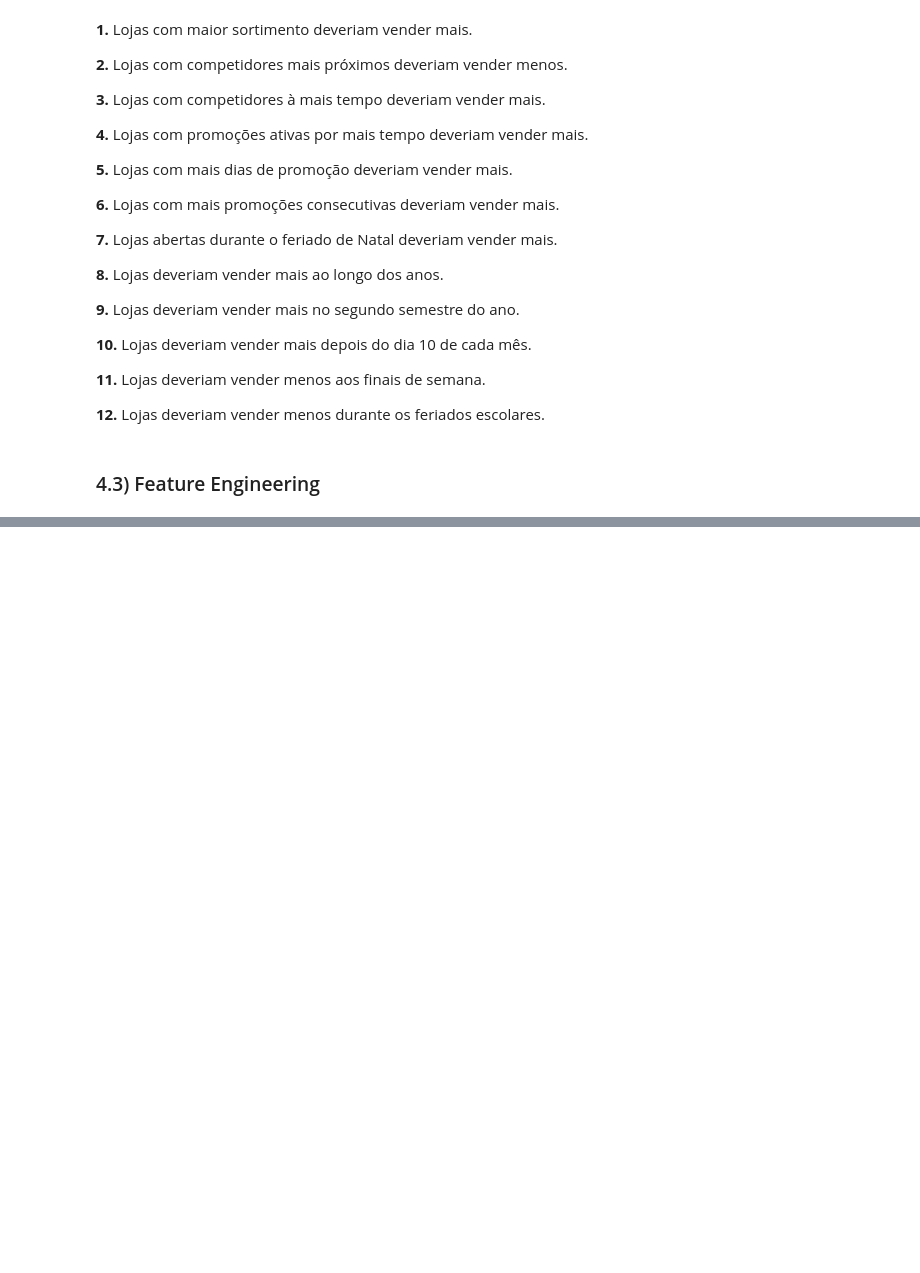
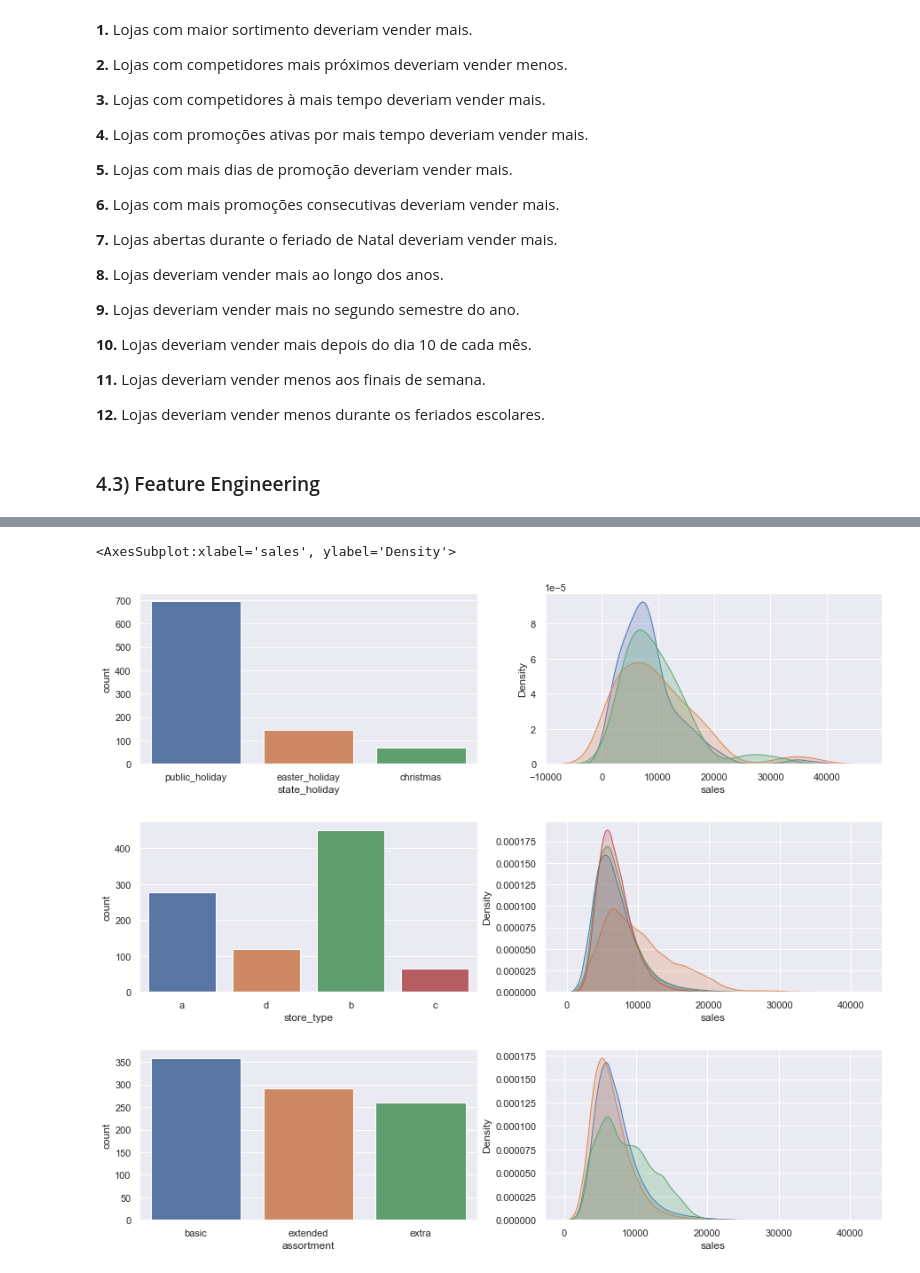
Before and after one commit to jaohenritm/Rossman, a Jupyter notebook: store_sales_prediction.ipynb, the cells around one changed output, grey strips where cells are left out. Drawn from its saved outputs; the diff is of its cells as text; code cells hidden in the pictures; blank space fills up the shorter version.

```diff
--- a/store_sales_prediction.ipynb
+++ b/store_sales_prediction.ipynb
@@ -359,0 +418,38 @@ Name: state_holiday, Length: 1017209, dtype: object
+# %%
+# state_holiday
+plt.figure(figsize=(15,12))
+plt.subplot(3, 2, 1)
+a = df4[df4['state_holiday'] != 'regular_day']
+sns.countplot(a['state_holiday'])
+
+plt.subplot(3, 2, 2)
+sns.kdeplot(df4[df4['state_holiday'] == 'public_holiday']['sales'], label='public_holiday', shade=True)
+sns.kdeplot(df4[df4['state_holiday'] == 'easter_holiday']['sales'], label='easter_holiday', shade=True)
+sns.kdeplot(df4[df4['state_holiday'] == 'christmas']['sales'], label='christmas', shade=True)
+
+# store_type
+plt.figure(figsize=(15,12))
+plt.subplot(3, 2, 3)
+sns.countplot(a['store_type'])
+
+plt.subplot(3, 2, 4)
+sns.kdeplot(df4[df4['store_type'] == 'a']['sales'], label='a', shade=True)
+sns.kdeplot(df4[df4['store_type'] == 'b']['sales'], label='b', shade=True)
+sns.kdeplot(df4[df4['store_type'] == 'c']['sales'], label='c', shade=True)
+sns.kdeplot(df4[df4['store_type'] == 'd']['sales'], label='d', shade=True)
+
+
+# assortment
+plt.figure(figsize=(15,12))
+plt.subplot(3, 2, 5)
+sns.countplot(a['assortment'])
+
+plt.subplot(3, 2, 6)
+sns.kdeplot(df4[df4['assortment'] == 'extended']['sales'], label='extended', shade=True)
+sns.kdeplot(df4[df4['assortment'] == 'basic']['sales'], label='basic', shade=True)
+sns.kdeplot(df4[df4['assortment'] == 'extra']['sales'], label='extra', shade=True)
+# %% [output]
+<AxesSubplot:xlabel='sales', ylabel='Density'>
+[figure, added]
+[figure, added]
+[figure, added]
```
Also changed, not shown: parts of 32 cells of this notebook.
